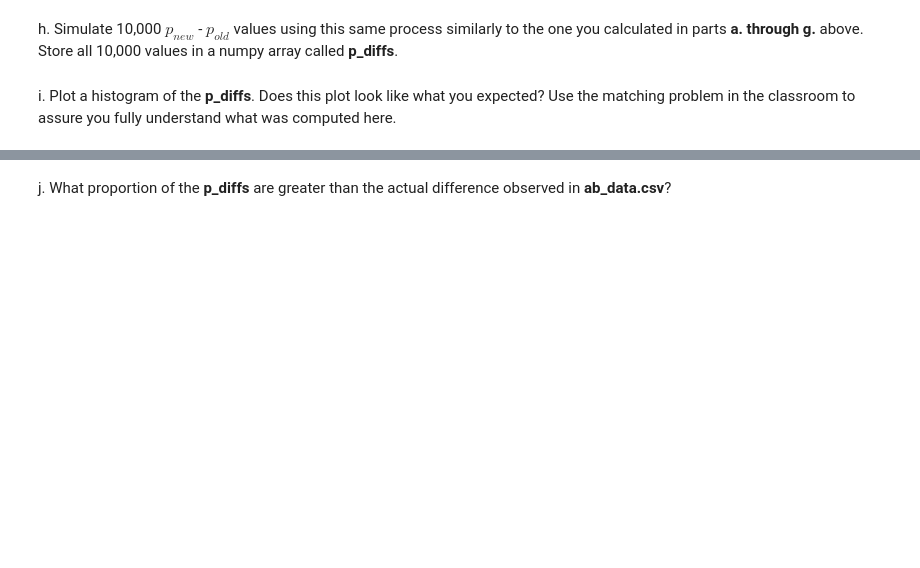
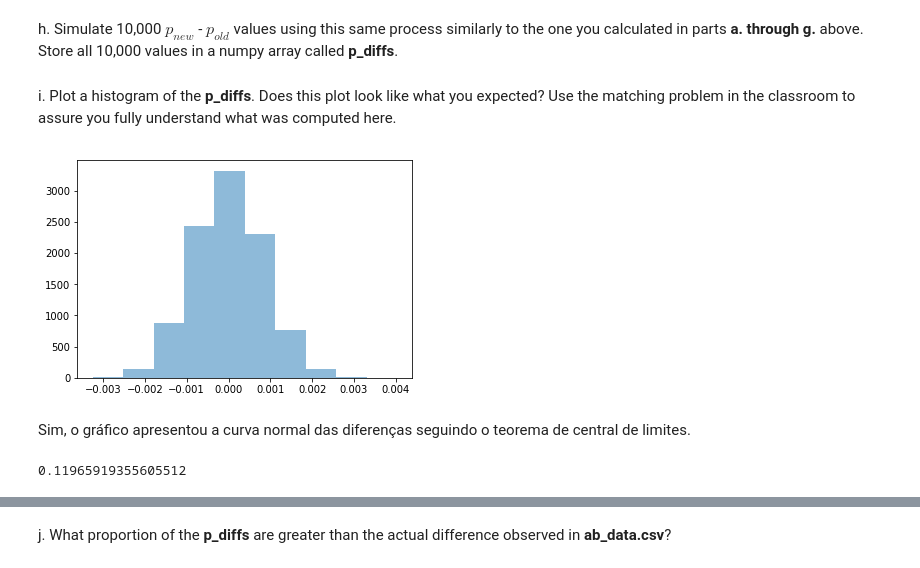
Before and after one commit to vitoralbano/ds-ii-ab-test, a Jupyter notebook: Analyze_ab_test_results_notebook.ipynb, the cells around one changed output, grey strips where cells are left out. Cells and saved outputs as stored; diff of their text form; code cells hidden in the pictures; blank space fills up the shorter version.

```diff
--- a/Analyze_ab_test_results_notebook.ipynb
+++ b/Analyze_ab_test_results_notebook.ipynb
@@ -240,0 +260,3 @@ a. What is the **convert rate** for $p_{new}$ under the null?
+# %%
+mean_converted = df.converted.mean()
+mean_converted
@@ -253,4 +311,17 @@ g. Find $p_{new}$ - $p_{old}$ for your simulated values from part (e) and (f).
 # %% [markdown]
 h. Simulate 10,000 $p_{new}$ - $p_{old}$ values using this same process similarly to the one you calculated in parts **a. through g.** above.  Store all 10,000 values in a numpy array called **p_diffs**.
+# %%
+p_diffs = []
+for _ in range(10000):
+    new = np.random.choice([0,1], size=df.shape[0], p=[1-mean_converted, mean_converted])
+    old = np.random.choice([0,1], size=df.shape[0], p=[1-mean_converted, mean_converted])
+
+    p_diffs.append(new.mean() - old.mean())
 # %% [markdown]
 i. Plot a histogram of the **p_diffs**.  Does this plot look like what you expected?  Use the matching problem in the classroom to assure you fully understand what was computed here.
+# %%
+plt.hist(p_diffs, alpha=.5);
+# %% [output]
+[figure, added]
+# %% [markdown]
+Sim, o gráfico apresentou a curva normal das diferenças seguindo o teorema de central de limites.
@@ -256,0 +330,5 @@ i. Plot a histogram of the **p_diffs**.  Does this plot look like what you expec
+# %%
+# Hipótese nula
+mean_converted
+# %% [output]
+0.11965919355605512
```
Also changed, not shown: parts of 31 cells of this notebook.
